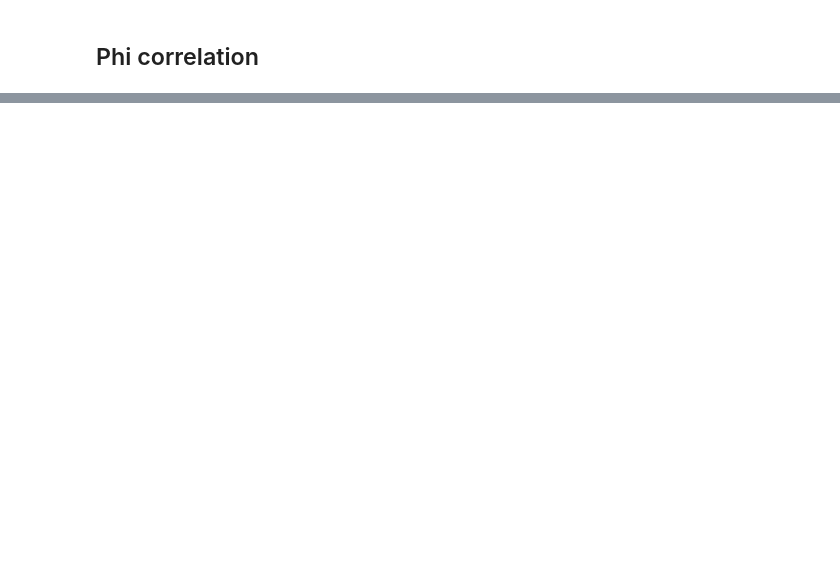
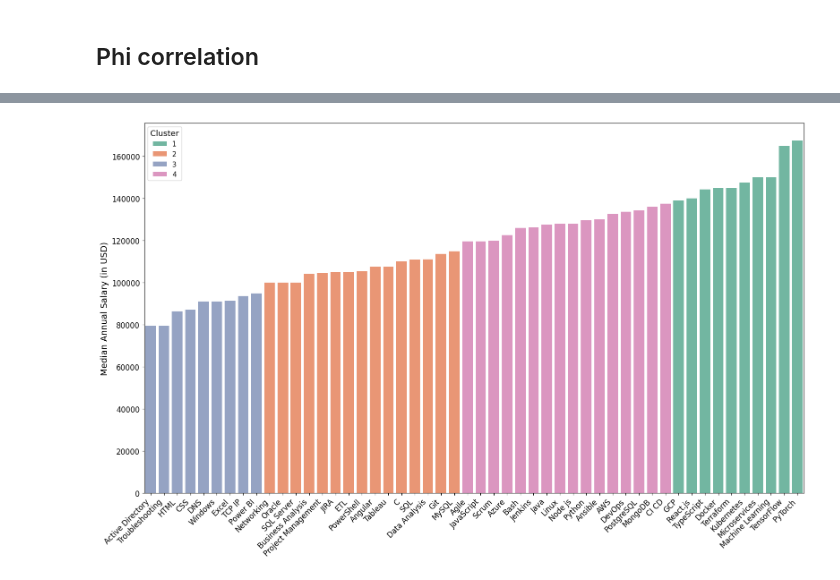
Before and after one commit to luancvieira/Trending-skills-in-IT-An-analysis-of-LinkedIn-job-postings, a Jupyter notebook: 4_data_analysis.ipynb, the cells around one changed output, grey strips where cells are left out. Cells and saved outputs as stored; diff of their text form; code cells hidden in the pictures; blank space fills up the shorter version.

```diff
--- a/4_data_analysis.ipynb
+++ b/4_data_analysis.ipynb
@@ -262,0 +498,17 @@ plt.show()
+# %%
+# Run K-Means clustering on the average salary values
+chosen_n_clusters = 4
+kmeans = KMeans(n_clusters=chosen_n_clusters, random_state=42)
+salary_labels = kmeans.fit_predict(average_salaries.values.reshape(-1, 1))
+
+# Map the clustering results back to the skills
+salary_clusters = pd.DataFrame({
+    'skill': top_50_skills,
+    'salary_cluster': salary_labels + 1
+})
+
+# Display the skills in each cluster
+for cluster in range(1, chosen_n_clusters + 1):
+    print(f"Cluster {cluster}:")
+    print(salary_clusters[salary_clusters['salary_cluster'] == cluster]['skill'].values)
+    print()
@@ -262,0 +533,24 @@ plt.show()
+# %%
+# Merge the sorted average salaries back to the salary_clusters DataFrame
+salary_clusters['average_salary'] = average_salaries.values
+
+salary_clusters_sorted = salary_clusters.sort_values(by='average_salary')
+
+# Create the plot
+plt.figure(figsize=(16, 10))  # Increase figure size for better readability
+sns.barplot(x='skill', y='average_salary', hue='salary_cluster', data=salary_clusters_sorted, palette='Set2')
+
+# Customize the plot
+plt.xlabel('')
+plt.ylabel('Median Annual Salary (in USD)', fontsize=14)
+plt.xticks(rotation=45, ha='right', fontsize=12)
+plt.yticks(fontsize=12)  # Increase y-ticks font size
+plt.legend(title='Cluster', title_fontsize='13', fontsize='11')
+#plt.title('Skills vs. Median Salary Colored by Cluster', fontsize=16)
+plt.tight_layout()
+
+plt.savefig('./figures/salary_cluster_plot')
+# Show the plot
+plt.show()
+# %% [output]
+[figure, added]
```
Also changed, not shown: parts of 43 cells of this notebook, 2 other files.
